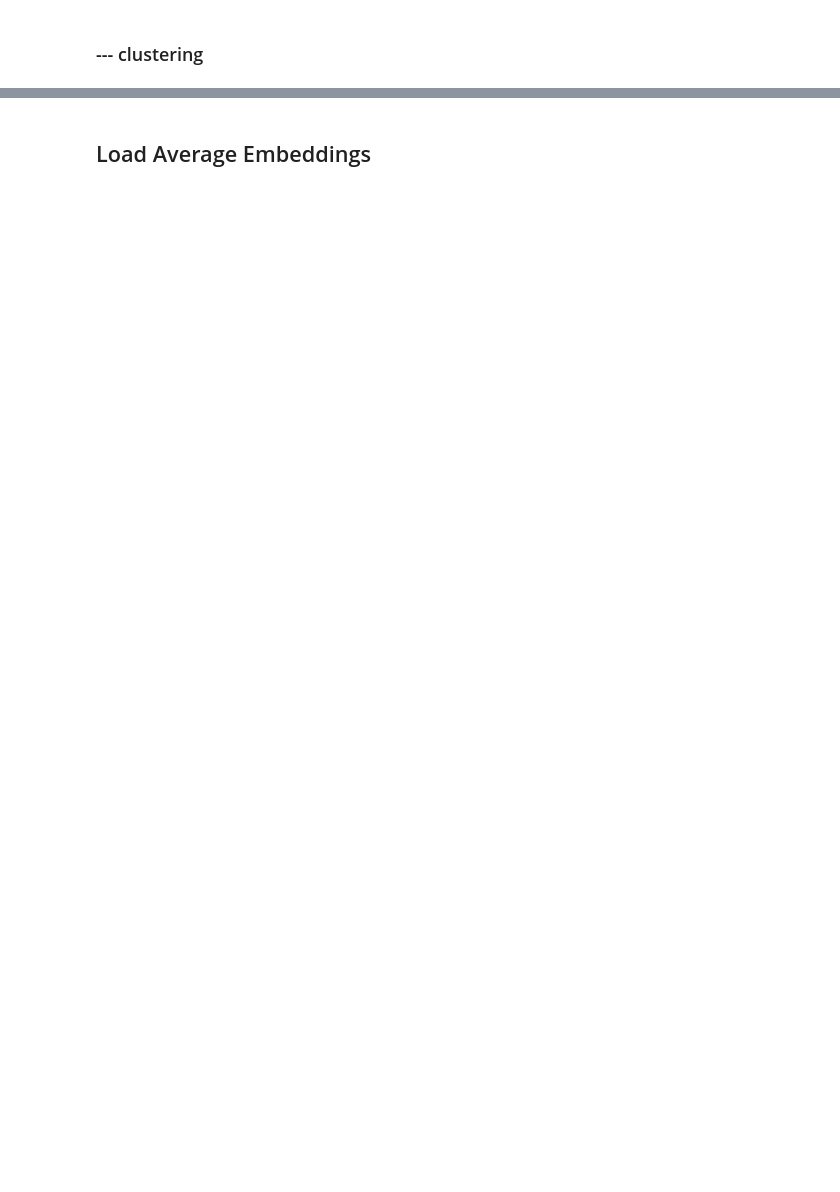
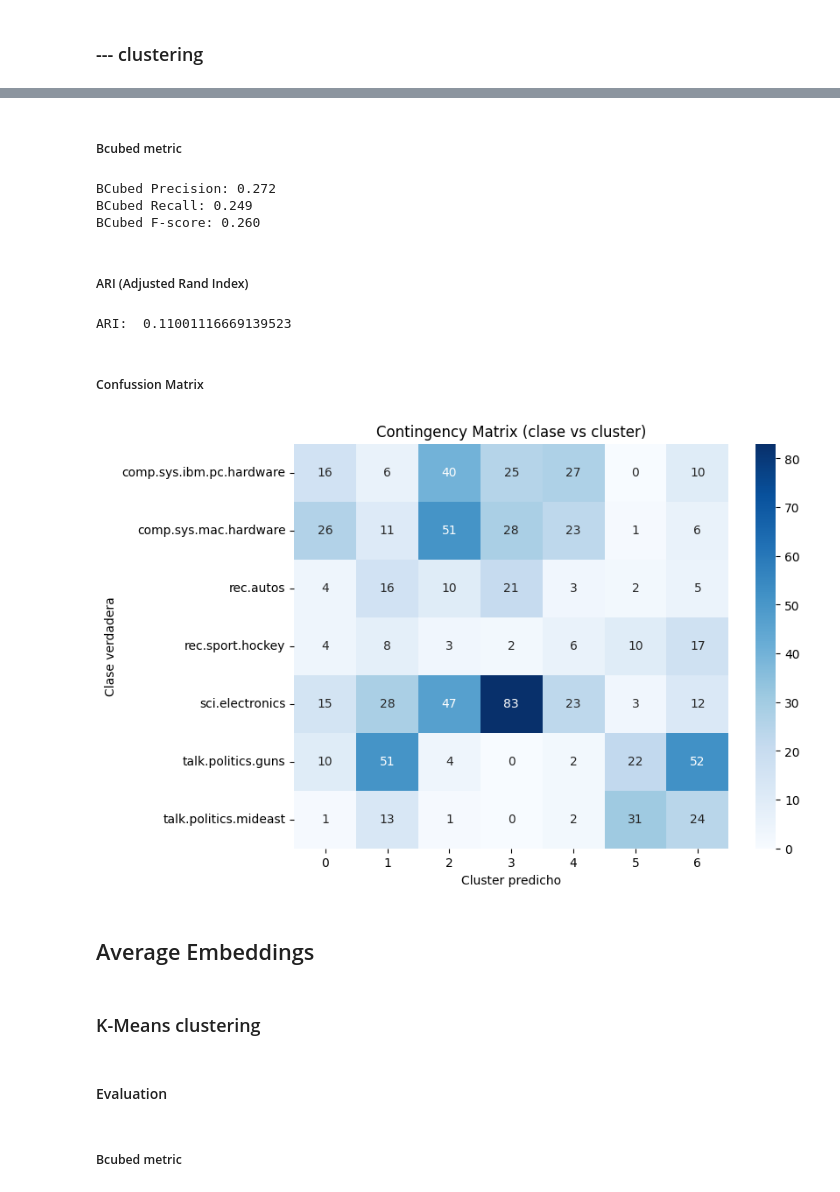
Before and after one commit to TheDandyCodes/text-mining, a Jupyter notebook: Task_4/task_4.ipynb, the cells around one changed output, grey strips where cells are left out. Cells and saved outputs as stored; diff of their text form; code cells hidden in the pictures; blank space fills up the shorter version.

```diff
--- a/Task_4/task_4.ipynb
+++ b/Task_4/task_4.ipynb
@@ -96,0 +146,10 @@ plt.show()
+# %%
+from embedding import load_embeddings
+
+
+additive_sentence_embeddings = load_embeddings(
+    filepath="../Task_3/data/ESM/additive_sentence_embeddings.npz"
+)
+average_sentence_embeddings = load_embeddings(
+    filepath="../Task_3/data/ESM/average_sentence_embeddings.npz"
+)
@@ -96,0 +160,6 @@ plt.show()
+# %%
+additive_se_cluster_labels = kmeans_pipeline(
+    additive_sentence_embeddings, n_components=N_COMPONENTS
+)
+
+additive_se_cdict = {i: {str(label)} for i, label in enumerate(additive_se_cluster_labels)}
@@ -97,2 +168,41 @@ plt.show()
+# %% [markdown]
+##### Bcubed metric
+# %%
+precision, recall, fscore = bcubed_evaluation(ldict, additive_se_cdict)
+
+print(f"BCubed Precision: {precision:.3f}")
+print(f"BCubed Recall: {recall:.3f}")
+print(f"BCubed F-score: {fscore:.3f}")
+# %% [output]
+BCubed Precision: 0.272
+BCubed Recall: 0.249
+BCubed F-score: 0.260
+# %% [markdown]
+##### ARI (Adjusted Rand Index)
+# %%
+print("ARI: ", ari_evaluation(gold_corpus["category"], additive_se_cluster_labels))
+# %% [output]
+ARI:  0.11001116669139523
+# %% [markdown]
+##### Confussion Matrix
+# %%
+# y_true: real classes (strings)
+# y_pred: cluster ids (integers)
+y_true = gold_corpus["category"].values
+C = contingency_matrix(y_true, additive_se_cluster_labels)
+
+yticks = np.unique(y_true)
+xticks = np.unique(additive_se_cluster_labels)
+
+plt.figure(figsize=(8, 6))
+sns.heatmap(C, annot=True, fmt="d", cmap="Blues", yticklabels=yticks, xticklabels=xticks)
+plt.xlabel("Cluster predicho")
+plt.ylabel("Clase verdadera")
+plt.title("Contingency Matrix (clase vs cluster)")
+plt.show()
+# %% [output]
+[figure, added]
 # %% [markdown]
-## Load Average Embeddings
+## Average Embeddings
+# %% [markdown]
+### K-Means clustering
@@ -98,0 +213,4 @@ plt.show()
+# %% [markdown]
+#### Evaluation
+# %% [markdown]
+##### Bcubed metric
```
Also changed, not shown: parts of 28 cells of this notebook.
